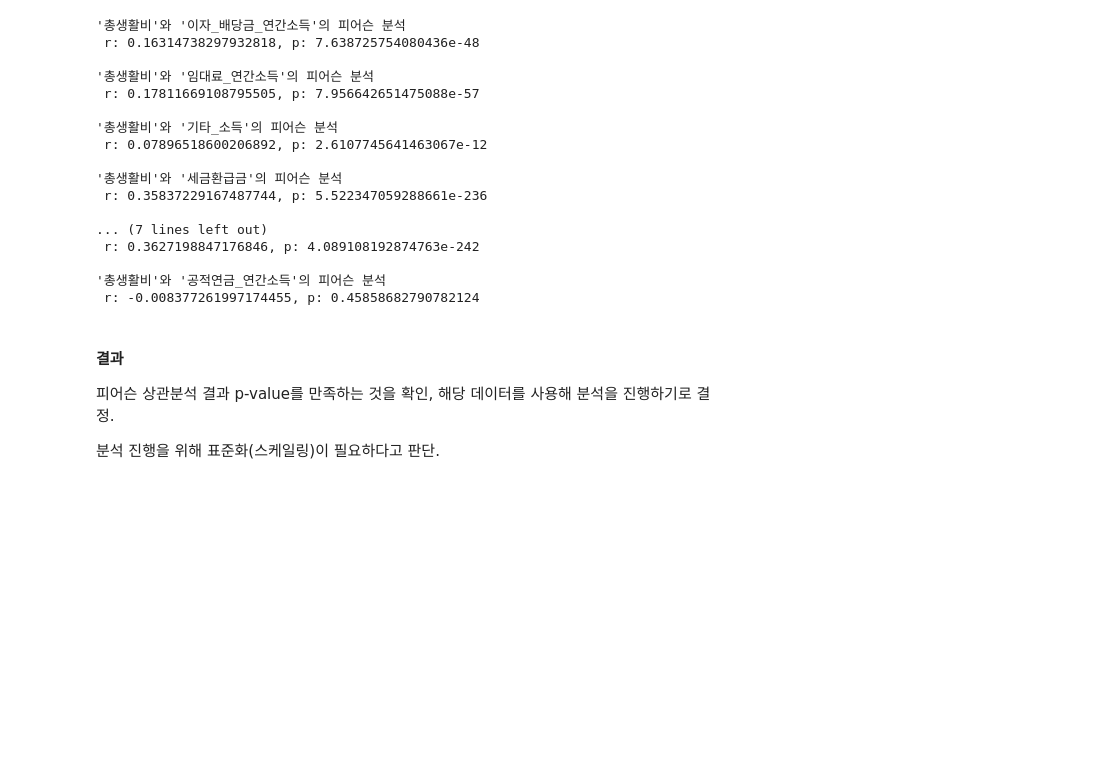
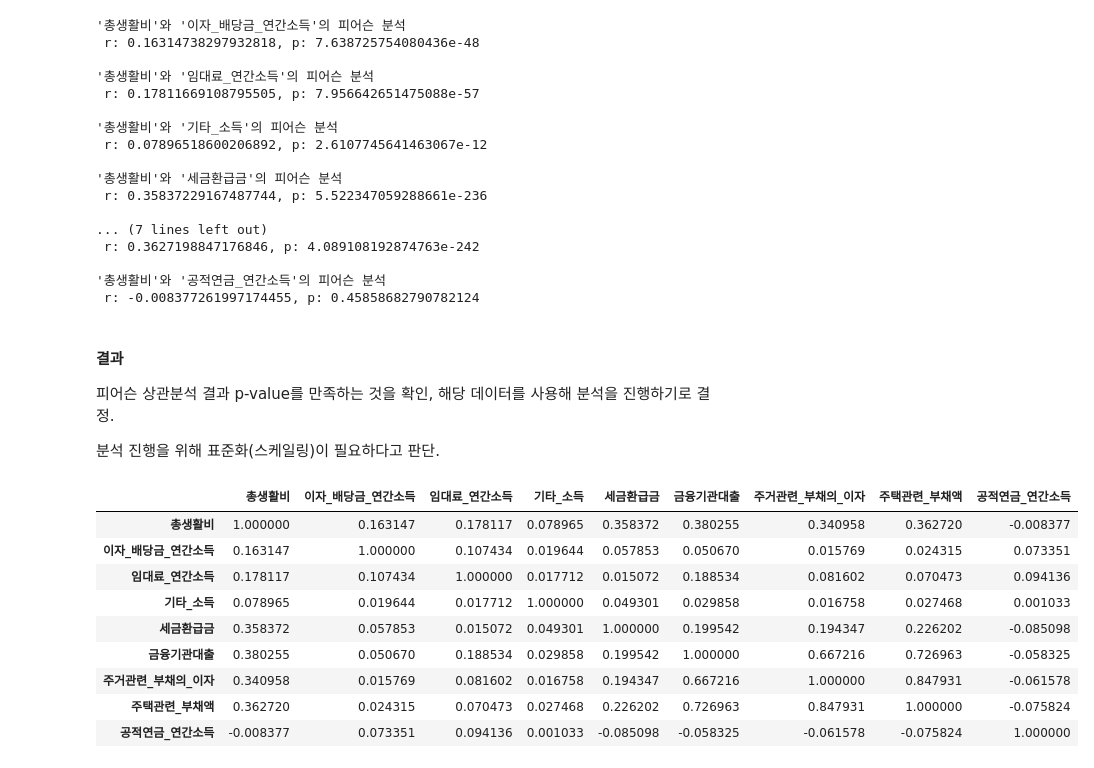
Before and after one commit to jaekim3220/Semiproject3, a Jupyter notebook: 데이터 검색.ipynb, the cells around one changed output. Cells and saved outputs as stored; diff of their text form; code cells hidden in the pictures; blank space fills up the shorter version.

```diff
--- a/데이터 검색.ipynb
+++ b/데이터 검색.ipynb
@@ -310,3 +310,17 @@ for c in columns:
 피어슨 상관분석 결과 p-value를 만족하는 것을 확인, 해당 데이터를 사용해 분석을 진행하기로 결정.
 
 분석 진행을 위해 표준화(스케일링)이 필요하다고 판단.
+# %%
+corr = df2.corr(method='pearson')
+corr
+# %% [output]
+|  | 총생활비 | 이자_배당금_연간소득 | 임대료_연간소득 | 기타_소득 | 세금환급금 | 금융기관대출 | 주거관련_부채의_이자 | 주택관련_부채액 | 공적연금_연간소득 |
+| 총생활비 | 1.000000 | 0.163147 | 0.178117 | 0.078965 | 0.358372 | 0.380255 | 0.340958 | 0.362720 | -0.008377 |
+| 이자_배당금_연간소득 | 0.163147 | 1.000000 | 0.107434 | 0.019644 | 0.057853 | 0.050670 | 0.015769 | 0.024315 | 0.073351 |
+| 임대료_연간소득 | 0.178117 | 0.107434 | 1.000000 | 0.017712 | 0.015072 | 0.188534 | 0.081602 | 0.070473 | 0.094136 |
+| 기타_소득 | 0.078965 | 0.019644 | 0.017712 | 1.000000 | 0.049301 | 0.029858 | 0.016758 | 0.027468 | 0.001033 |
+| 세금환급금 | 0.358372 | 0.057853 | 0.015072 | 0.049301 | 1.000000 | 0.199542 | 0.194347 | 0.226202 | -0.085098 |
+| 금융기관대출 | 0.380255 | 0.050670 | 0.188534 | 0.029858 | 0.199542 | 1.000000 | 0.667216 | 0.726963 | -0.058325 |
+| 주거관련_부채의_이자 | 0.340958 | 0.015769 | 0.081602 | 0.016758 | 0.194347 | 0.667216 | 1.000000 | 0.847931 | -0.061578 |
+| 주택관련_부채액 | 0.362720 | 0.024315 | 0.070473 | 0.027468 | 0.226202 | 0.726963 | 0.847931 | 1.000000 | -0.075824 |
+| 공적연금_연간소득 | -0.008377 | 0.073351 | 0.094136 | 0.001033 | -0.085098 | -0.058325 | -0.061578 | -0.075824 | 1.000000 |
```
Also changed, not shown: parts of 3 cells of this notebook.
